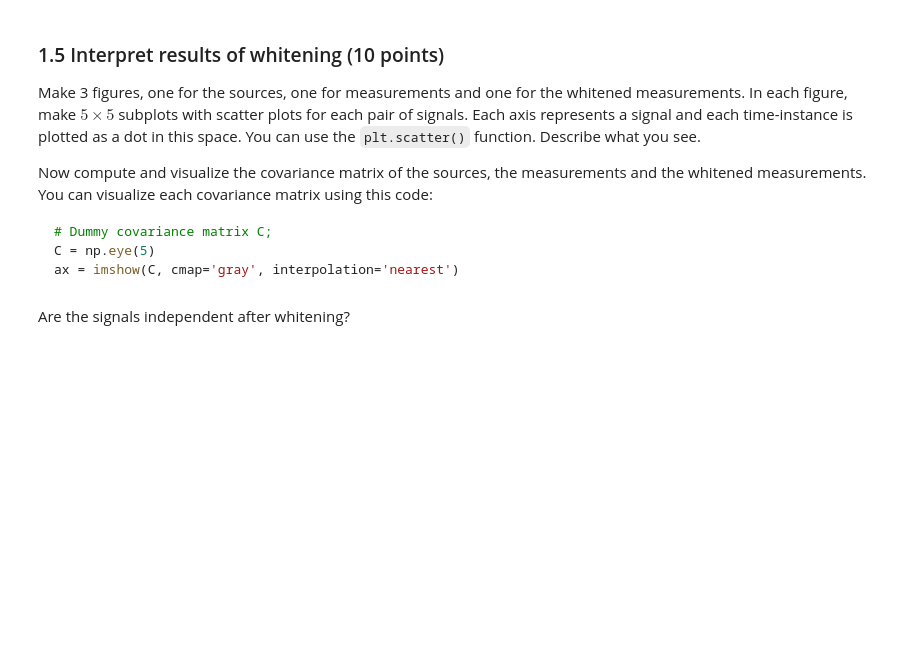
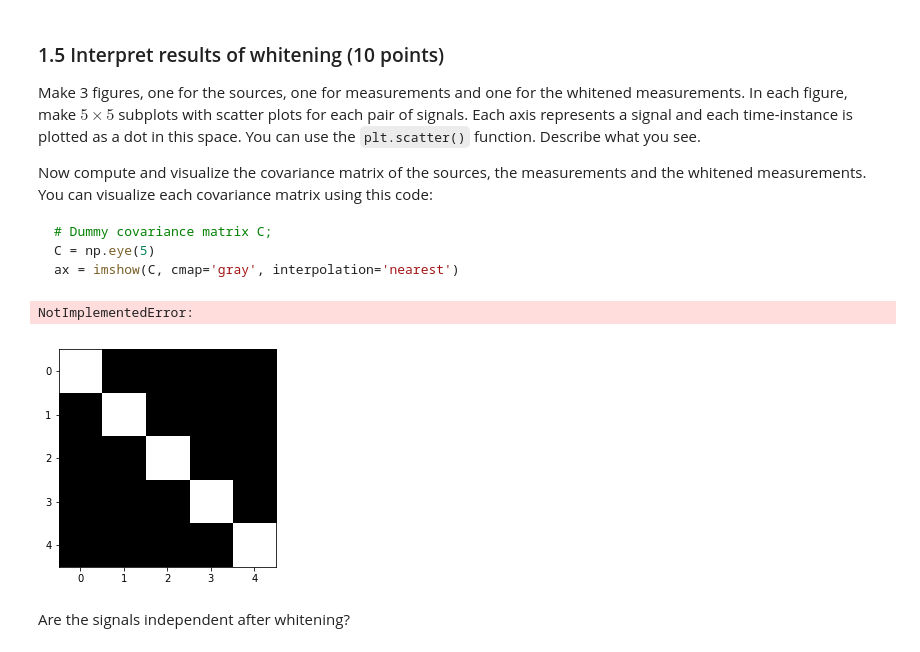
Before and after one commit to Asagodi/ML2, a Jupyter notebook: lab1.ipynb, the cells around one changed output. Cells and saved outputs as stored; diff of their text form; code cells hidden in the pictures; blank space fills up the shorter version.

````diff
--- a/lab1.ipynb
+++ b/lab1.ipynb
@@ -248,8 +248,12 @@ ax = imshow(C, cmap='gray', interpolation='nearest')
 ```
 # %%
 ### 1.5 Interpret results of whitening
-# YOUR CODE HERE
+C = np.eye(5)
+ax = imshow(C, cmap='gray', interpolation='nearest')
 raise NotImplementedError()
+# %% [output]
+NotImplementedError:
+[figure, added]
 # %% [markdown]
 Are the signals independent after whitening?
 # %% [markdown]
````
Also changed, not shown: parts of 13 cells of this notebook.
